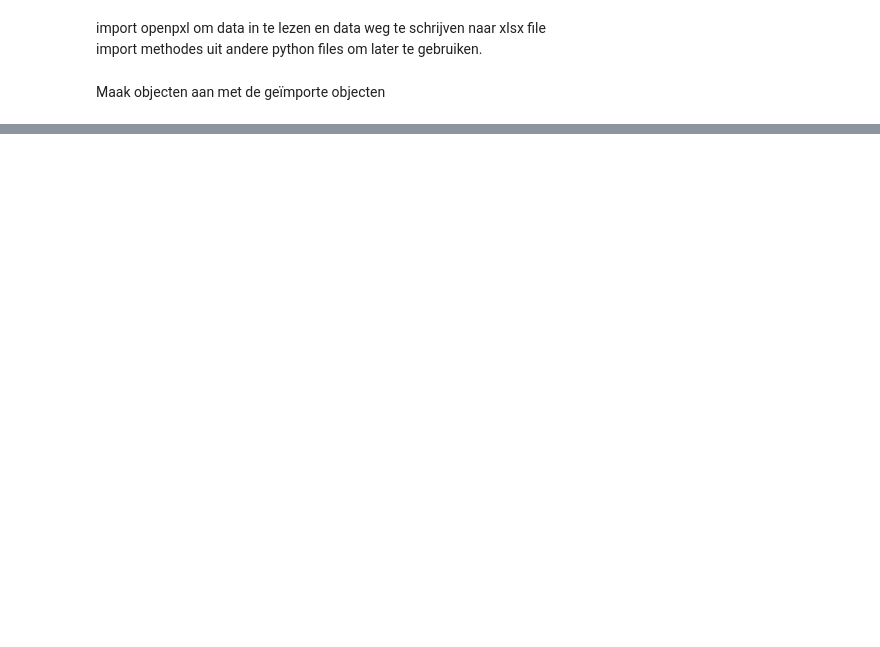
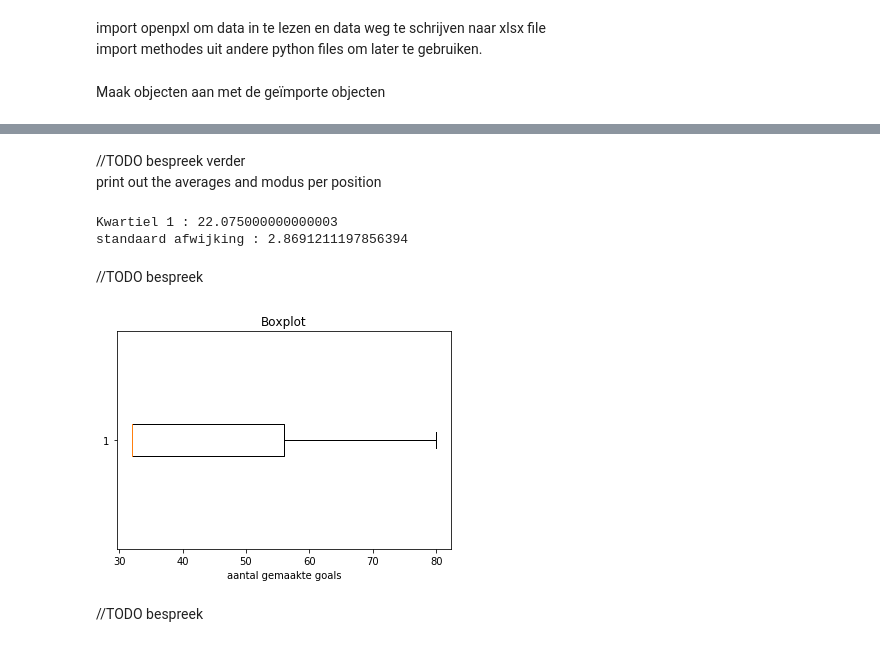
Before and after one commit to bavokn/Data-Advanced, a Jupyter notebook: voetbal.ipynb, the cells around one changed output, grey strips where cells are left out. Drawn from its saved outputs; the diff is of its cells as text; code cells hidden in the pictures; blank space fills up the shorter version.

```diff
--- a/voetbal.ipynb
+++ b/voetbal.ipynb
@@ -28,0 +93,16 @@ Average Goals :
+# %% [markdown]
+//TODO bespreek verder <br>
+print out the averages and modus per position
+# %%
+graphs.calculateQuartileAndStd(fileName)
+# %% [output]
+Kwartiel 1 : 22.075000000000003
+standaard afwijking : 2.8691211197856394
+# %% [markdown]
+//TODO bespreek
+# %%
+graphs.drawBoxPlot(fileName)
+# %% [output]
+[figure, added]
+# %% [markdown]
+//TODO bespreek
```
Also changed, not shown: parts of 9 cells of this notebook, 6 other files.
